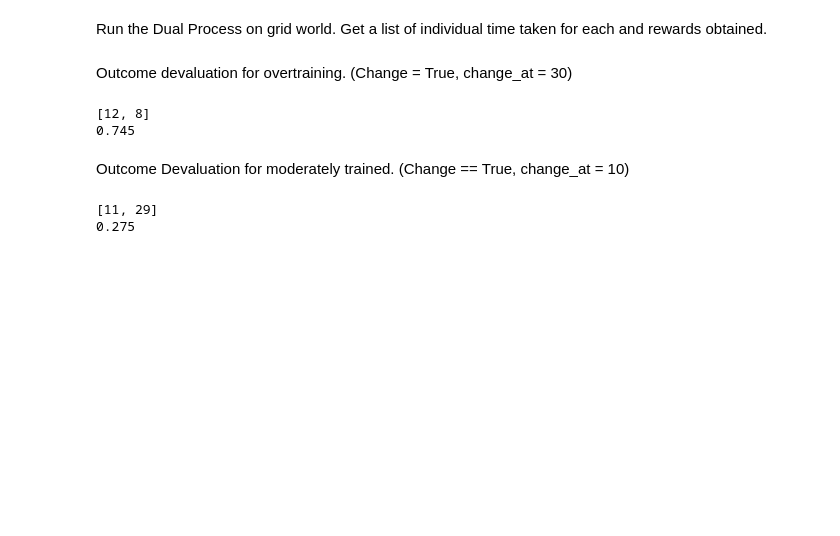
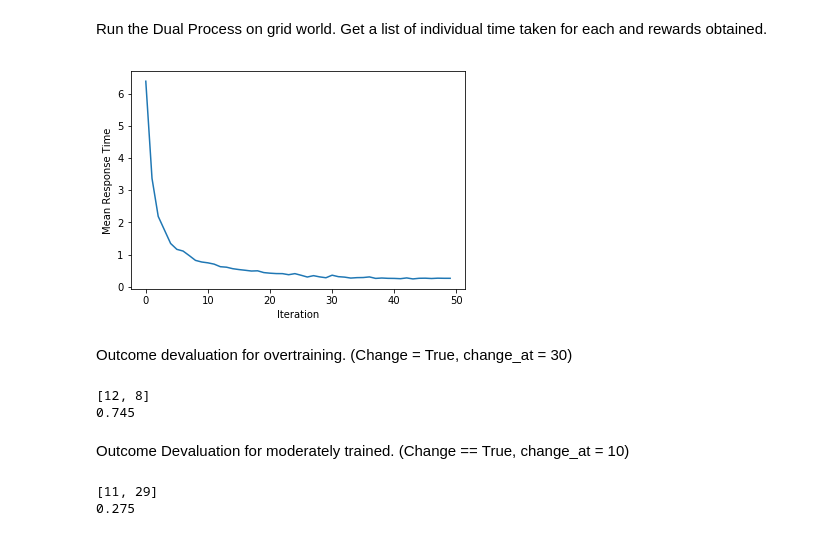
Before and after one commit to tejas-savalia/Sequencing_abstract, a Jupyter notebook: mb_mf_combined.ipynb, the cells around one changed output. Cells and saved outputs as stored; diff of their text form; code cells hidden in the pictures; blank space fills up the shorter version.

Commit message:
Response Time plot done.

```diff
--- a/mb_mf_combined.ipynb
+++ b/mb_mf_combined.ipynb
@@ -51,7 +51,7 @@ def update_mb_internal_environment(pos, next_pos, reward, mb_internal_environmen
     for i in get_legal_actions(next_pos):
         next_value_list.append(mb_internal_environment[next_pos[0]][next_pos[1]])
     next_value = max(next_value_list)
-    mb_internal_environment[pos[0], pos[1]] = (1-alpha) * mb_internal_environment_value(pos, mb_internal_environment) + (alpha) * (reward + gamma*next_value)
+    mb_internal_environment[pos[0], pos[1]] = (1-alpha) * mb_internal_environment_value(pos, mb_internal_environment) + (alpha) * (reward + gamma*next_value) - 0.1
     return mb_internal_environment
 # %%
 def dls(pos, curr_depth, max_depth, mb_internal_environment):
@@ -199,6 +209,40 @@ def mf(num_iters, mb_internal_environment):
     return sum_reward, steps, mb_internal_environment, mb_internal_environment, time_per_reward
 # %% [markdown]
 Run the Dual Process on grid world. Get a list of individual time taken for each and rewards obtained.
+# %%
+times_dual = list()
+reward_dual = list()
+steps_dual = list()
+time_per_reward_dual = list()
+first_action_dual = list()
+response_time_dual = list()
+change_at = 30
+iterations = 50
+change = False
+trials = 10
+for i in range(trials):
+    environment = numpy.zeros((10, 10))
+    trans_prob = 0.7
+    environment[9, 9] = 10
+    #environment[8, 8] = -10
+    #environment[0, 0] = -10
+    mb_internal_environment = numpy.zeros((10, 10))
+    #mb_internal_environment[6, 6] = 10
+    start_time = time.time()
+    dual_result = dual(iterations, mb_internal_environment, change, change_at)
+    reward_dual.append(dual_result[0])
+    steps_dual.append(dual_result[1])
+    times_dual.append(time.time() - start_time)
+    time_per_reward_dual.append(dual_result[3])
+    first_action_dual.append(dual_result[4])
+    response_time_dual.append(dual_result[5])
+# %%
+plt.plot(numpy.arange(50), numpy.multiply(numpy.mean(response_time_dual, axis=0), 1000))
+plt.ylabel("Mean Response Time")
+plt.xlabel("Iteration")
+plt.show()
+# %% [output]
+[figure, added]
 # %% [markdown]
 Outcome devaluation for overtraining. (Change = True, change_at = 30)
 # %%
```
Also changed, not shown: parts of 1 cell of this notebook.
